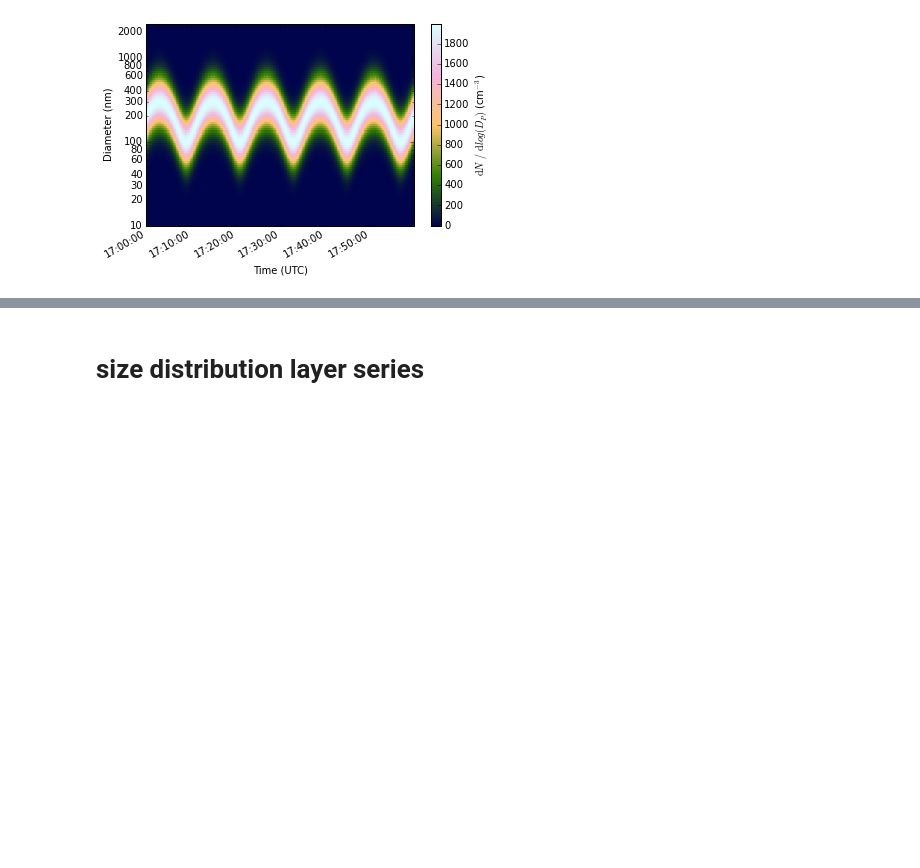
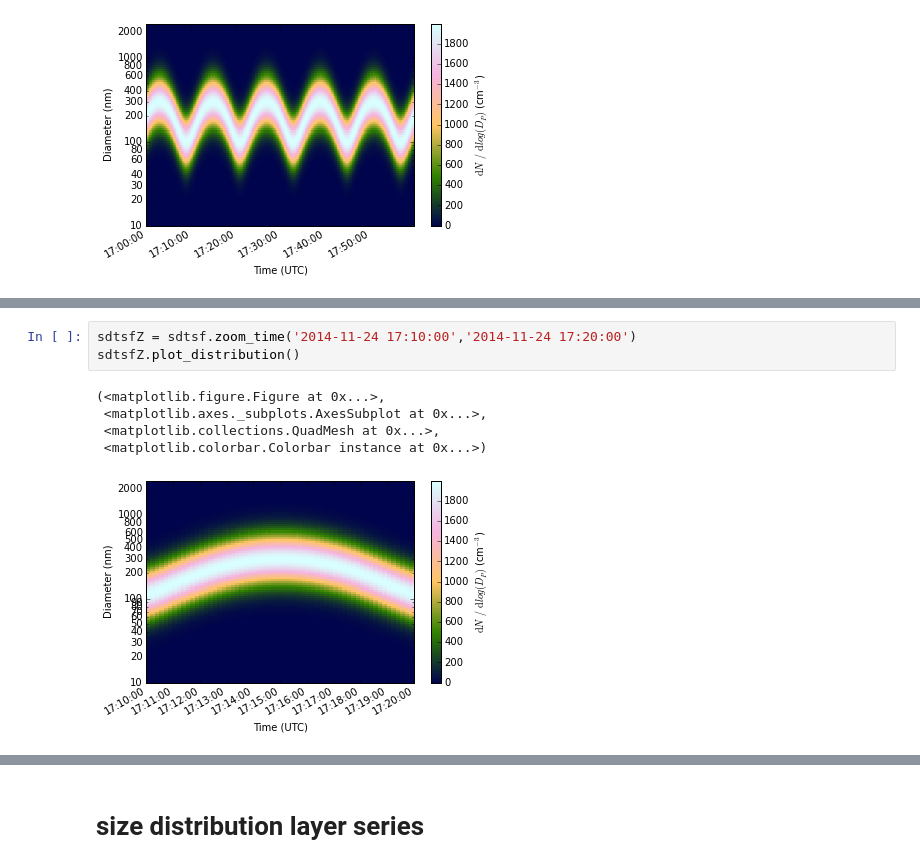
Before and after one commit to wblumberg/atm-py, a Jupyter notebook: examples/size_distribution.ipynb, the cells around one changed output, grey strips where cells are left out. Drawn from its saved outputs; the diff is of its cells as text; blank space fills up the shorter version.

```diff
--- a/examples/size_distribution.ipynb
+++ b/examples/size_distribution.ipynb
@@ -43,0 +53,9 @@ f,a,pc,cb = sdtsf.plot_distribution(removeTickLabels=['50', '70', '90', '500','7
+# %%
+sdtsfZ = sdtsf.zoom_time('2014-11-24 17:10:00','2014-11-24 17:20:00')
+sdtsfZ.plot_distribution()
+# %% [output]
+(<matplotlib.figure.Figure at 0x...>,
+ <matplotlib.axes._subplots.AxesSubplot at 0x...>,
+ <matplotlib.collections.QuadMesh at 0x...>,
+ <matplotlib.colorbar.Colorbar instance at 0x...>)
+[figure, added]
```
Also changed, not shown: parts of 19 cells of this notebook, 1 other file.
